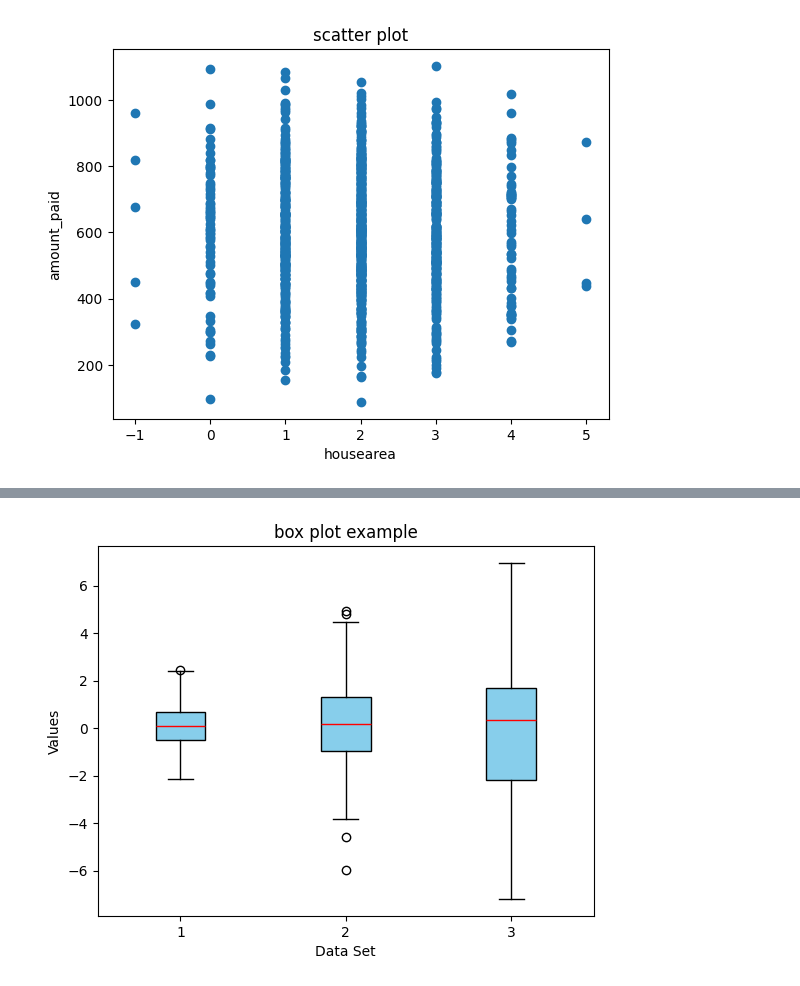
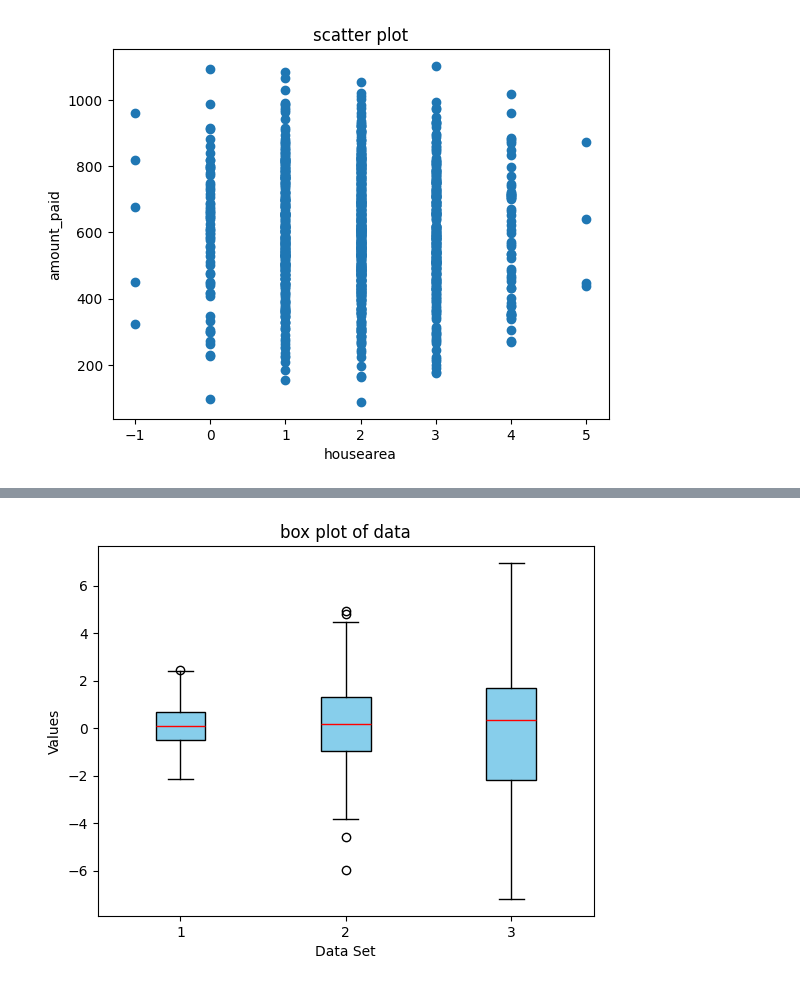
Before and after one commit to Hansaka2001/Data-Analysis-and-Visualization, a Jupyter notebook: Matplotlib/data_visualization/plots.ipynb, the cells around one changed output, grey strips where cells are left out. Saved outputs shown, nothing was run; the diff lists cells and outputs as text; code cells hidden in the pictures.

```diff
--- a/Matplotlib/data_visualization/plots.ipynb
+++ b/Matplotlib/data_visualization/plots.ipynb
@@ -88,18 +88,18 @@ plt.show()
 # %%
 import matplotlib.pyplot as plt
 import numpy as np
 
 np.random.seed(10)
 data = [np.random.normal(0,std,100) for std in range(1,4)]
 
 plt.boxplot(data, vert=True, patch_artist=True,boxprops=dict(facecolor='skyblue'),medianprops=dict(color='red'))
 
 plt.xlabel('Data Set')
 plt.ylabel('Values')
-plt.title('box plot ')
+plt.title('box plot of data')
 plt.show()
 # %% [output]
-[figure, old version]
+[figure, new version]
 # %%
 import matplotlib.pyplot as plt
 import numpy as np
```
Also changed, not shown: parts of 4 cells of this notebook, 1 other file.
